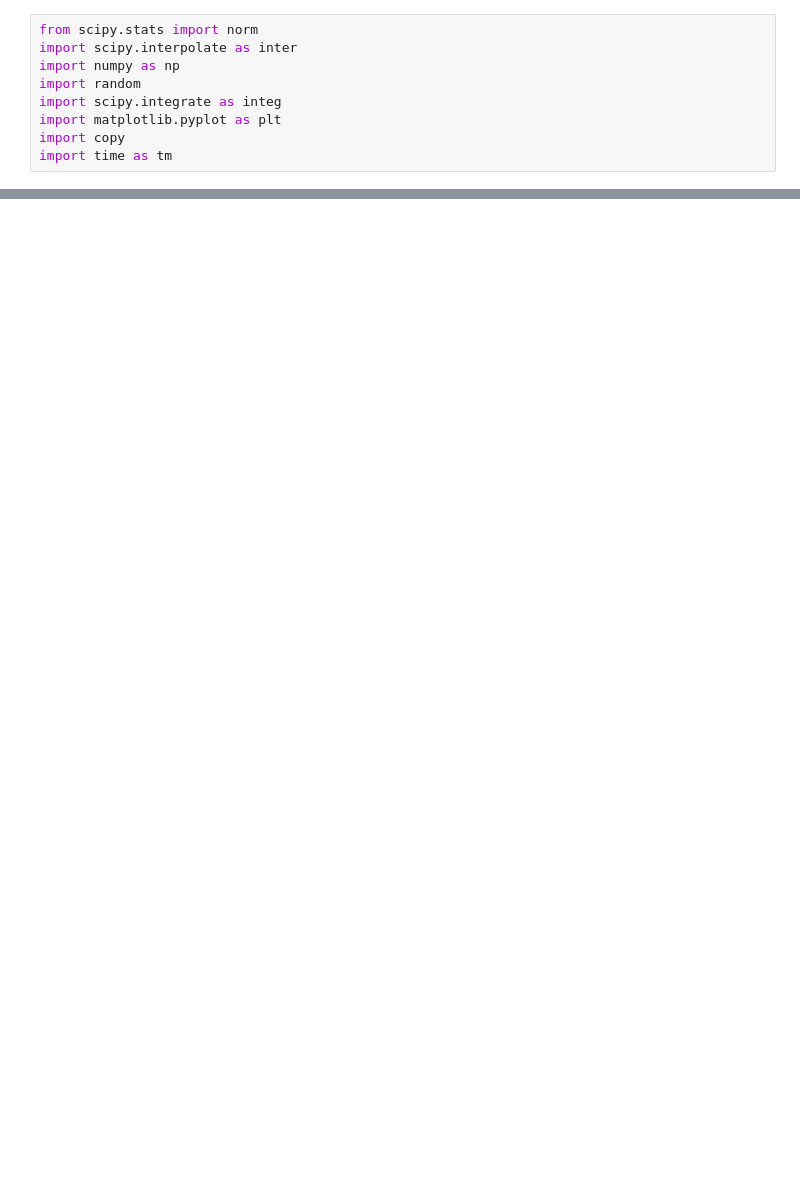
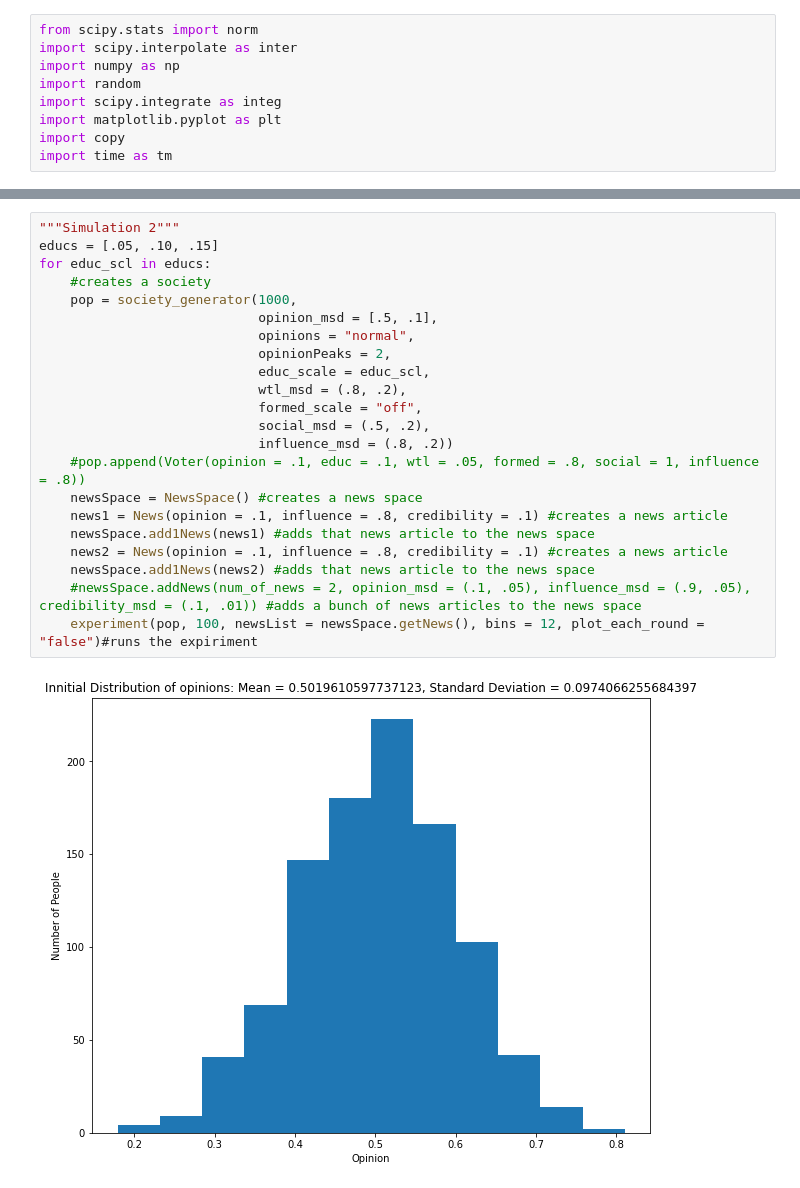
Before and after one commit to JackDunne5877/CompEconTermProject, a Jupyter notebook: FinalProj.ipynb, the cells around one changed output, grey strips where cells are left out. Cells and saved outputs as stored; diff of their text form; blank space fills up the shorter version.

```diff
--- a/FinalProj.ipynb
+++ b/FinalProj.ipynb
@@ -484,0 +519,24 @@ def experiment(society, num_periods, newsList = 0,  plot_each_round = "false", p
+# %%
+"""Simulation 2"""
+educs = [.05, .10, .15]
+for educ_scl in educs:
+    #creates a society
+    pop = society_generator(1000,
+                            opinion_msd = [.5, .1],
+                            opinions = "normal",
+                            opinionPeaks = 2,
+                            educ_scale = educ_scl,
+                            wtl_msd = (.8, .2),
+                            formed_scale = "off",
+                            social_msd = (.5, .2),
+                            influence_msd = (.8, .2))
+    #pop.append(Voter(opinion = .1, educ = .1, wtl = .05, formed = .8, social = 1, influence = .8))
+    newsSpace = NewsSpace() #creates a news space
+    news1 = News(opinion = .1, influence = .8, credibility = .1) #creates a news article
+    newsSpace.add1News(news1) #adds that news article to the news space
+    news2 = News(opinion = .1, influence = .8, credibility = .1) #creates a news article
+    newsSpace.add1News(news2) #adds that news article to the news space
+    #newsSpace.addNews(num_of_news = 2, opinion_msd = (.1, .05), influence_msd = (.9, .05), credibility_msd = (.1, .01)) #adds a bunch of news articles to the news space
+    experiment(pop, 100, newsList = newsSpace.getNews(), bins = 12, plot_each_round = "false")#runs the expiriment
+# %% [output]
+[figure, added]
```
Also changed, not shown: parts of 6 cells of this notebook.
